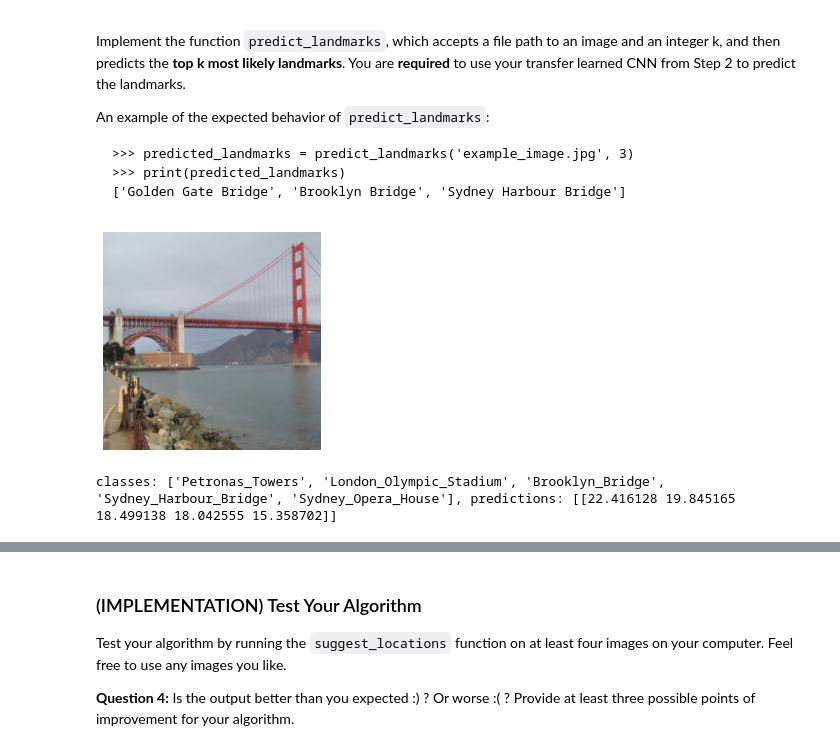
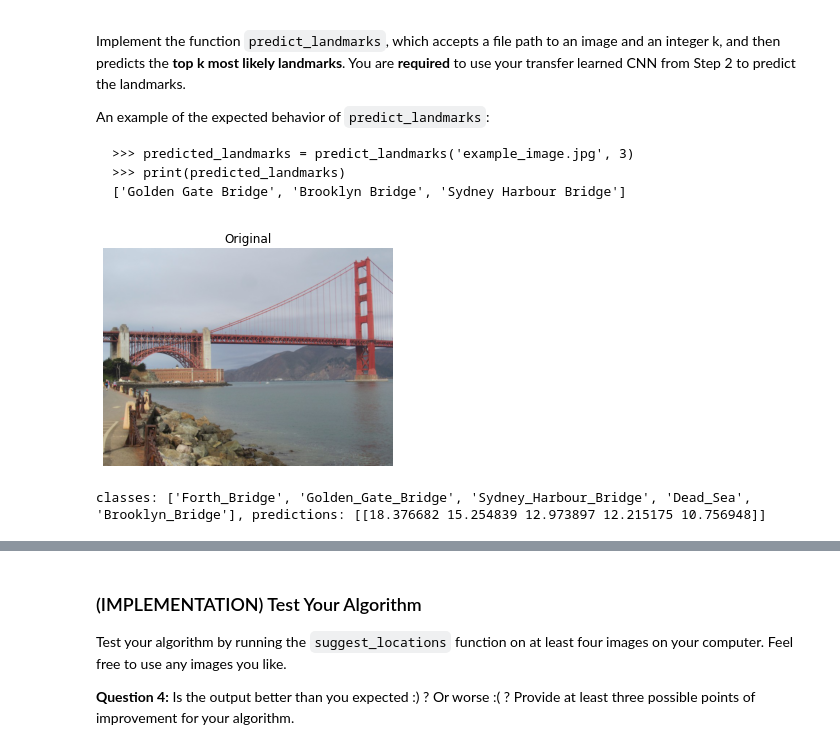
Before and after one commit to ahmedmbakr/nd101-c2-landmarks-starter, a Jupyter notebook: landmark_project/landmark.ipynb, the cells around one changed output, grey strips where cells are left out. Cells and saved outputs as stored; diff of their text form; code cells hidden in the pictures.

```diff
--- a/landmark_project/landmark.ipynb
+++ b/landmark_project/landmark.ipynb
@@ -152,15 +159,13 @@ print(classes_number_of_images)
 # %%
 def anti_image_processing(image_tensor: torch.Tensor):
+    image_tensor = image_tensor.clone()
     for i in range(3):
         image_tensor[i,:,:] = image_tensor[i,:,:] * IMG_STD[i] + IMG_MEAN[i]
     return image_tensor.numpy().transpose(1, 2, 0)
 
-def normalize_numpy_image_to_tensor(np_image):
-    image = torch.from_numpy(np_image).type(torch.FloatTensor) # shape (224, 224, 3)
-    for i in range(3):
-        image[:,:,i] = image[:,:,i] / IMG_STD - IMG_MEAN
-    image = image.view(1, 3, 224, 224)
-    return image
+def normalize_image_to_tensor(image):
+    normalized_image = test_transform(image)
+    return normalized_image
 # %% [markdown]
 **Question 1:** Describe your chosen procedure for preprocessing the data.
 - How does your code resize the images (by cropping, stretching, etc)?  What size did you pick for the input tensor, and why?
@@ -589,8 +611,7 @@ criterion_transfer = torch.nn.CrossEntropyLoss()
 
 def get_optimizer_transfer(model):
     ## TODO: select and return optimizer
-    optimizer = torch.optim.Adam(model.parameters(), lr=0.003)
-    return optimizer
+    return torch.optim.Adam(model.parameters(), lr=0.001)
 # %% [markdown]
 ### (IMPLEMENTATION) Model Architecture
 
@@ -731,34 +756,46 @@ An example of the expected behavior of `predict_landmarks`:
 # %%
 import cv2
 from PIL import Image
 
 ## the class names can be accessed at the `classes` attribute
 ## of your dataset object (e.g., `train_dataset.classes`)
 
 def predict_landmarks(img_path, k):
     ## TODO: return the names of the top k landmarks predicted by the transfer learned CNN
-    image = np.array(Image.open(img_path).resize((224, 224)))
+    image = Image.open(img_path)
+    normalized_image = normalize_image_to_tensor(image)
+    # unnormalized_image = anti_image_processing(normalized_image)
     plt.imshow(image)
+    plt.title("Original")
     plt.axis("off")
     plt.show()
-    image = torch.from_numpy(image).type(torch.FloatTensor) # shape (224, 224, 3)
-    image = image.view(1, 3, 224, 224)
+
+    # plt.imshow(normalized_image.view(224,224,3)/255.)
+    # plt.title("Normalized")
+    # plt.axis("off")
+    # plt.show()
+    #
+    # plt.imshow(unnormalized_image)
+    # plt.title("unnormalized")
+    # plt.axis("off")
+    # plt.show()
+    image = normalized_image[None, :]
     if use_cuda:
         image = image.cuda()
     #print(image.shape)
     model_output = model_transfer(image)
     top_predictions, top_classes = model_output.topk(k, dim=1)
     top_classes = top_classes.detach().cpu().numpy().squeeze()
     top_classes_names = [idx_to_class_dict[class_id] for class_id in top_classes]
     return top_classes_names, top_predictions.detach().cpu().numpy()
 
 
 # test on a sample image
 classes, predictions = predict_landmarks('images/test/09.Golden_Gate_Bridge/190f3bae17c32c37.jpg', 5)
 print('classes: {}, predictions: {}'.format(classes, predictions))
 # %% [output]
-[figure, old version]
+[figure, new version]
-classes: ['Petronas_Towers', 'London_Olympic_Stadium', 'Brooklyn_Bridge', 'Sydney_Harbour_Bridge', 'Sydney_Opera_House'], predictions: [[22.416128 19.845165 18.499138 18.042555 15.358702]]
+classes: ['Forth_Bridge', 'Golden_Gate_Bridge', 'Sydney_Harbour_Bridge', 'Dead_Sea', 'Brooklyn_Bridge'], predictions: [[18.376682 15.254839 12.973897 12.215175 10.756948]]
 # %% [markdown]
 ### (IMPLEMENTATION) Write Your Algorithm, Part 2
 
```
Also changed, not shown: parts of 14 cells of this notebook, 1 other file.
